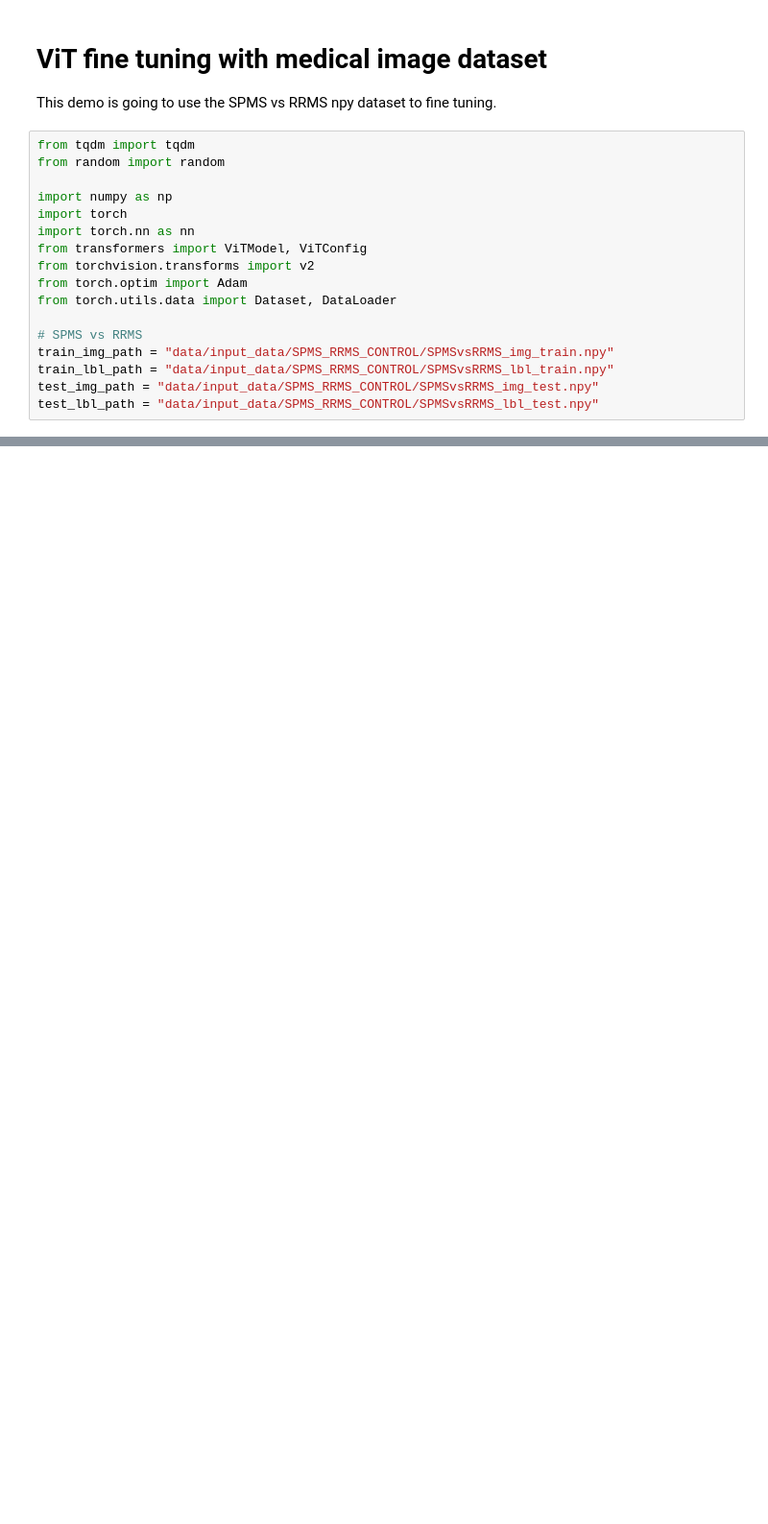
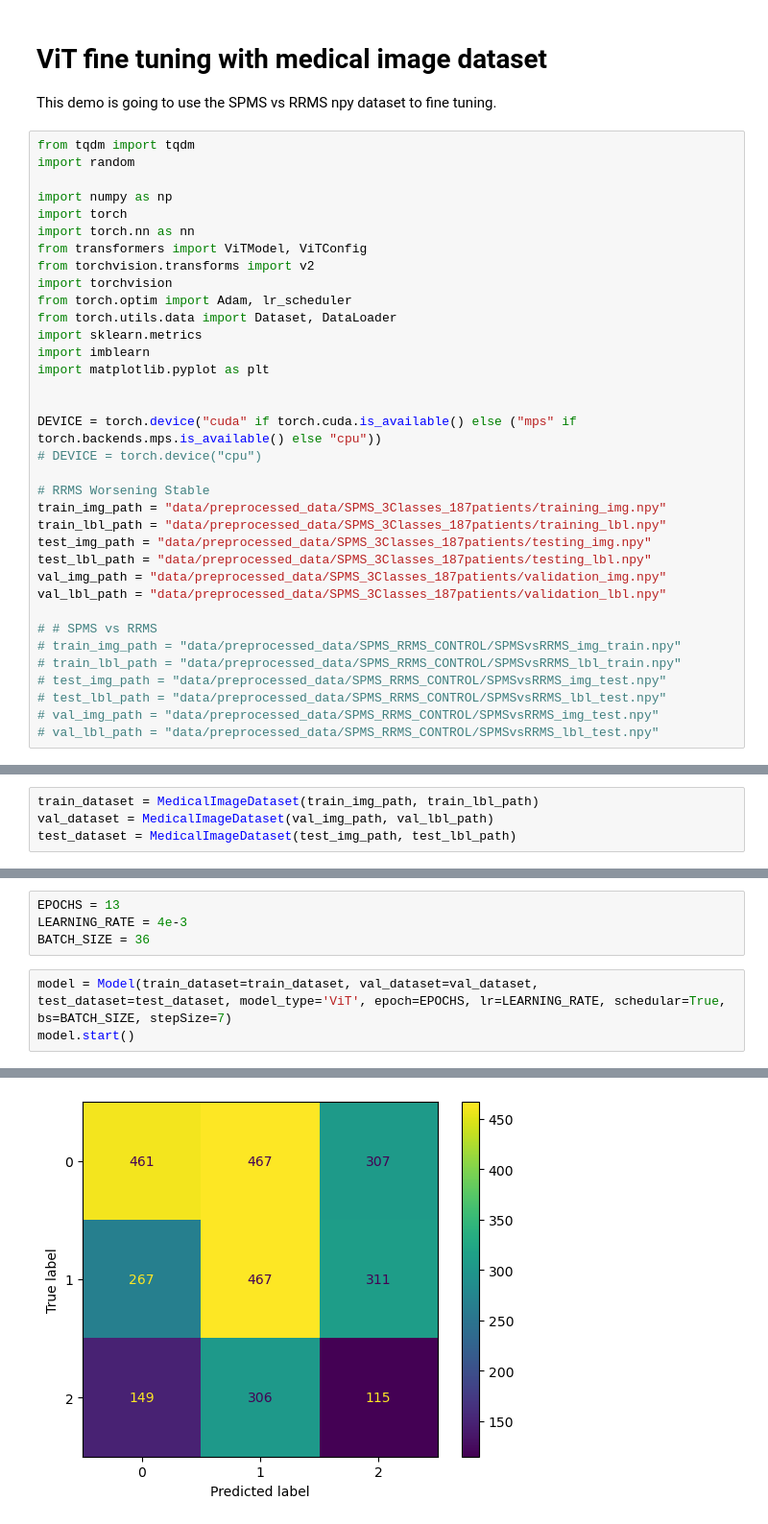
Before and after one commit to XinzhouLi/ViT_Classification, a Jupyter notebook: ViT_fineTuning_demo.ipynb, the cells around one changed output, grey strips where cells are left out. Shown at 96% size. Saved outputs shown, nothing was run; the diff lists cells and outputs as text; blank space fills up the shorter version.

Commit message:
first update, all training code and preprocessing code work

```diff
--- a/ViT_fineTuning_demo.ipynb
+++ b/ViT_fineTuning_demo.ipynb
@@ -4,18 +4,36 @@
 This demo is going to use the SPMS vs RRMS npy dataset to fine tuning.
 # %%
 from tqdm import tqdm
-from random import random
+import random
 
 import numpy as np
 import torch
 import torch.nn as nn
 from transformers import ViTModel, ViTConfig
 from torchvision.transforms import v2
-from torch.optim import Adam
+import torchvision
+from torch.optim import Adam, lr_scheduler
 from torch.utils.data import Dataset, DataLoader
+import sklearn.metrics
+import imblearn
+import matplotlib.pyplot as plt
 
-# SPMS vs RRMS
-train_img_path = "data/input_data/SPMS_RRMS_CONTROL/SPMSvsRRMS_img_train.npy"
-train_lbl_path = "data/input_data/SPMS_RRMS_CONTROL/SPMSvsRRMS_lbl_train.npy"
-test_img_path = "data/input_data/SPMS_RRMS_CONTROL/SPMSvsRRMS_img_test.npy"
-test_lbl_path = "data/input_data/SPMS_RRMS_CONTROL/SPMSvsRRMS_lbl_test.npy"
+
+DEVICE = torch.device("cuda" if torch.cuda.is_available() else ("mps" if torch.backends.mps.is_available() else "cpu"))
+# DEVICE = torch.device("cpu")
+
+# RRMS Worsening Stable
+train_img_path = "data/preprocessed_data/SPMS_3Classes_187patients/training_img.npy"
+train_lbl_path = "data/preprocessed_data/SPMS_3Classes_187patients/training_lbl.npy"
+test_img_path = "data/preprocessed_data/SPMS_3Classes_187patients/testing_img.npy"
+test_lbl_path = "data/preprocessed_data/SPMS_3Classes_187patients/testing_lbl.npy"
+val_img_path = "data/preprocessed_data/SPMS_3Classes_187patients/validation_img.npy"
+val_lbl_path = "data/preprocessed_data/SPMS_3Classes_187patients/validation_lbl.npy"
+
+# # SPMS vs RRMS
+# train_img_path = "data/preprocessed_data/SPMS_RRMS_CONTROL/SPMSvsRRMS_img_train.npy"
+# train_lbl_path = "data/preprocessed_data/SPMS_RRMS_CONTROL/SPMSvsRRMS_lbl_train.npy"
+# test_img_path = "data/preprocessed_data/SPMS_RRMS_CONTROL/SPMSvsRRMS_img_test.npy"
+# test_lbl_path = "data/preprocessed_data/SPMS_RRMS_CONTROL/SPMSvsRRMS_lbl_test.npy"
+# val_img_path = "data/preprocessed_data/SPMS_RRMS_CONTROL/SPMSvsRRMS_img_test.npy"
+# val_lbl_path = "data/preprocessed_data/SPMS_RRMS_CONTROL/SPMSvsRRMS_lbl_test.npy"
@@ -187,0 +299,4 @@ def predict(img):
+# %%
+train_dataset = MedicalImageDataset(train_img_path, train_lbl_path)
+val_dataset = MedicalImageDataset(val_img_path, val_lbl_path)
+test_dataset = MedicalImageDataset(test_img_path, test_lbl_path)
@@ -187,0 +305,8 @@ def predict(img):
+# %%
+EPOCHS = 13
+LEARNING_RATE = 4e-3
+BATCH_SIZE = 36
+# %%
+model = Model(train_dataset=train_dataset, val_dataset=val_dataset, test_dataset=test_dataset, model_type='ViT', epoch=EPOCHS, lr=LEARNING_RATE, schedular=True, bs=BATCH_SIZE, stepSize=7)
+model.start()
+# %% [output]
@@ -187,0 +317 @@ def predict(img):
+[figure, added]
```
Also changed, not shown: parts of 27 cells of this notebook, 5 other files.
